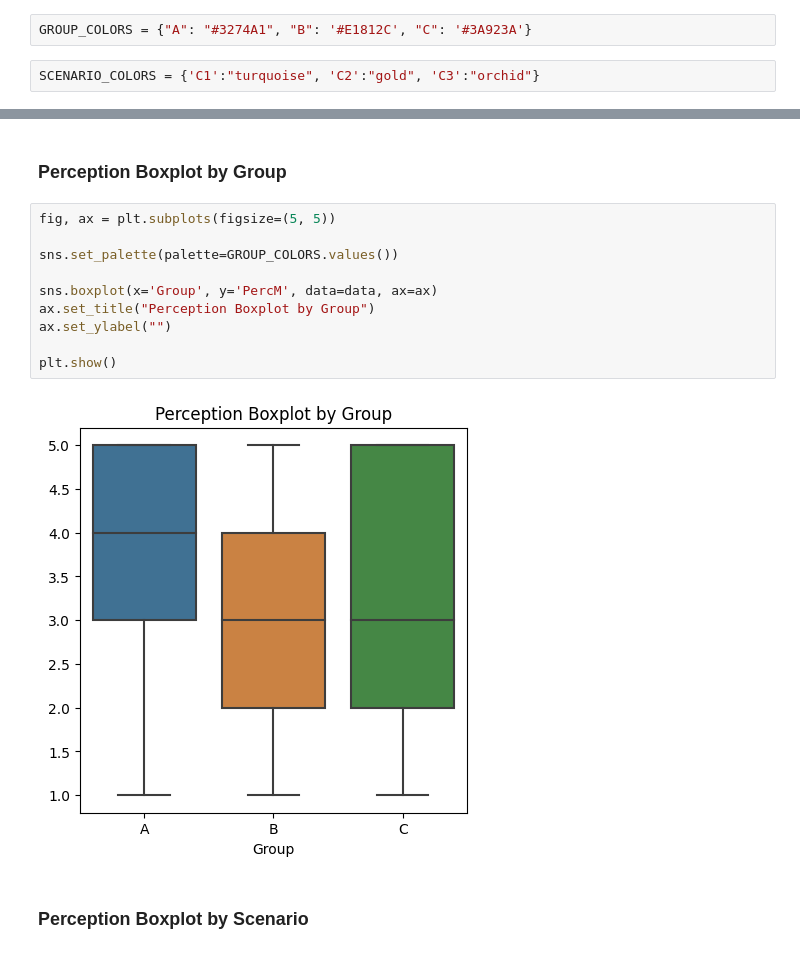
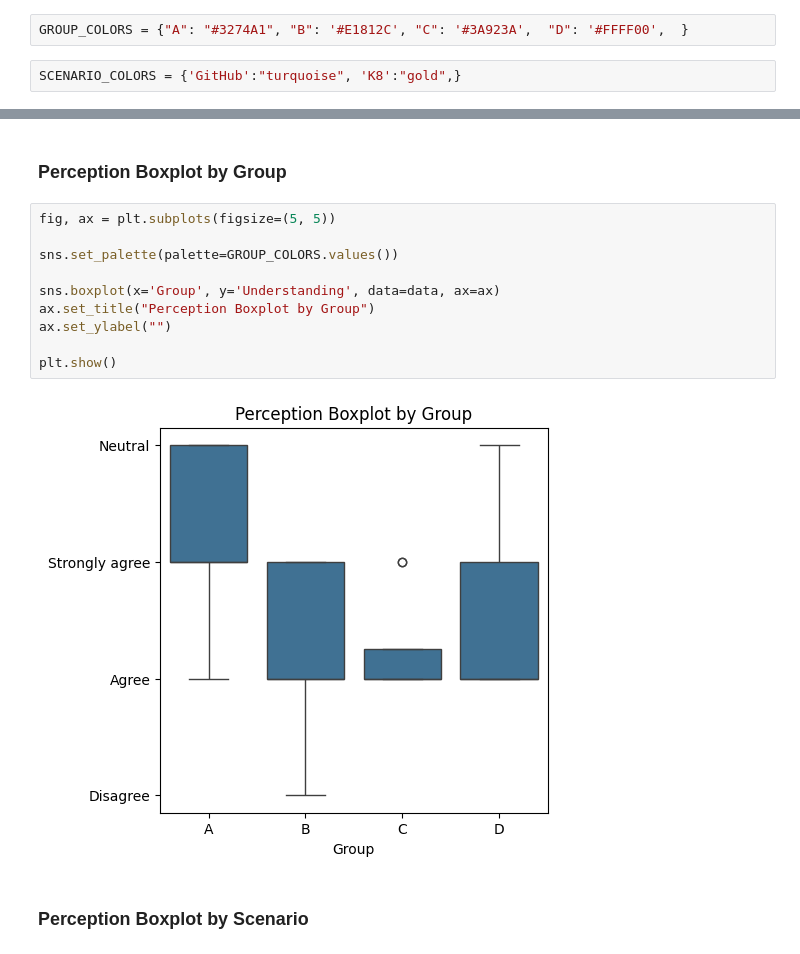
Before and after one commit to yoBoyio/E4_SEM, a Jupyter notebook: Colab_Template.ipynb, the cells around one changed output, grey strips where cells are left out. Cells and saved outputs as stored; diff of their text form.

```diff
--- a/Colab_Template.ipynb
+++ b/Colab_Template.ipynb
@@ -41,9 +41,9 @@ MAX_INTERV2 = 20
 MIN_PERC = 1
 MAX_PERC = 5
 # %%
-GROUP_COLORS = {"A": "#3274A1", "B": '#E1812C', "C": '#3A923A'}
+GROUP_COLORS = {"A": "#3274A1", "B": '#E1812C', "C": '#3A923A',  "D": '#FFFF00',  }
 # %%
-SCENARIO_COLORS = {'C1':"turquoise", 'C2':"gold", 'C3':"orchid"}
+SCENARIO_COLORS = {'GitHub':"turquoise", 'K8':"gold",}
 # %% [markdown]
 # Demographic Analysis
 # %% [markdown]
@@ -218,15 +218,15 @@ plt.show()
 # %%
 fig, ax = plt.subplots(figsize=(5, 5))
 
 sns.set_palette(palette=GROUP_COLORS.values())
 
-sns.boxplot(x='Group', y='PercM', data=data, ax=ax)
+sns.boxplot(x='Group', y='Understanding', data=data, ax=ax)
 ax.set_title("Perception Boxplot by Group")
 ax.set_ylabel("")
 
 plt.show()
 # %% [output]
-[figure, old version]
+[figure, new version]
 # %% [markdown]
 ### Perception Boxplot by Scenario
 # %%
```
Also changed, not shown: parts of 7 cells of this notebook, 1 other file.
